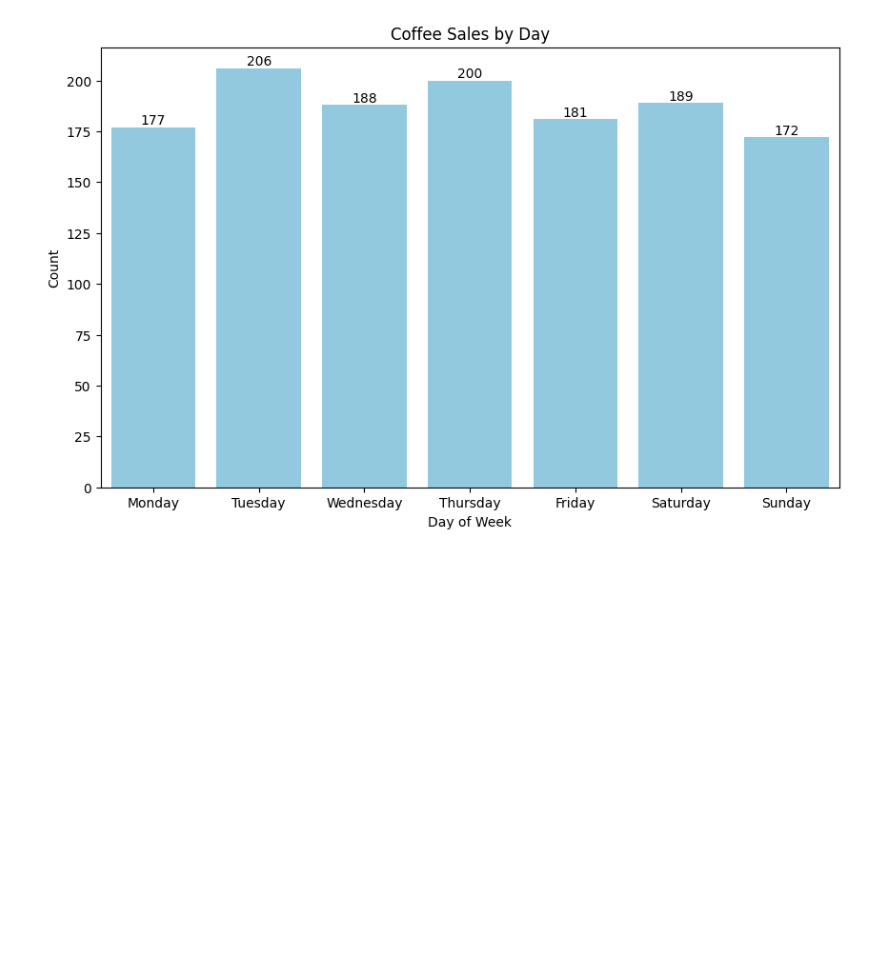
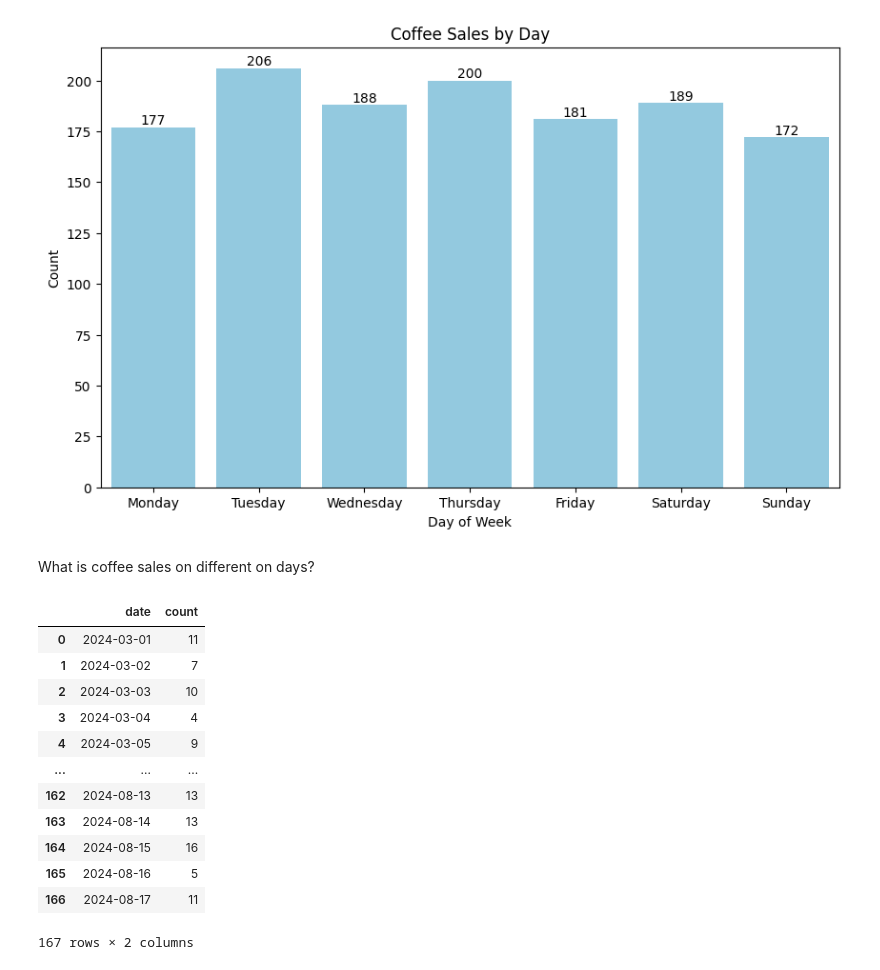
Before and after one commit to soham-bhagwat/Data-Analysis-EDA, a Jupyter notebook: coffee-sales-eda.ipynb, the cells around one changed output. Cells and saved outputs as stored; diff of their text form; code cells hidden in the pictures; blank space fills up the shorter version.

```diff
--- a/coffee-sales-eda.ipynb
+++ b/coffee-sales-eda.ipynb
@@ -153,3 +156,22 @@ plt.title('Coffee Sales by Day')
 # %% [output]
 Text(0.5, 1.0, 'Coffee Sales by Day')
 [figure]
+# %% [markdown]
+What is coffee sales on different on days?
+# %%
+date_counts = df.groupby('date').size().reset_index(name = 'count')
+date_counts
+# %% [output]
+|  | date | count |
+| 0 | 2024-03-01 | 11 |
+| 1 | 2024-03-02 | 7 |
+| 2 | 2024-03-03 | 10 |
+| 3 | 2024-03-04 | 4 |
+| 4 | 2024-03-05 | 9 |
+| ... | ... | ... |
+| 162 | 2024-08-13 | 13 |
+| 163 | 2024-08-14 | 13 |
+| 164 | 2024-08-15 | 16 |
+| 165 | 2024-08-16 | 5 |
+| 166 | 2024-08-17 | 11 |
+167 rows × 2 columns
```
Also changed, not shown: parts of 12 cells of this notebook.
